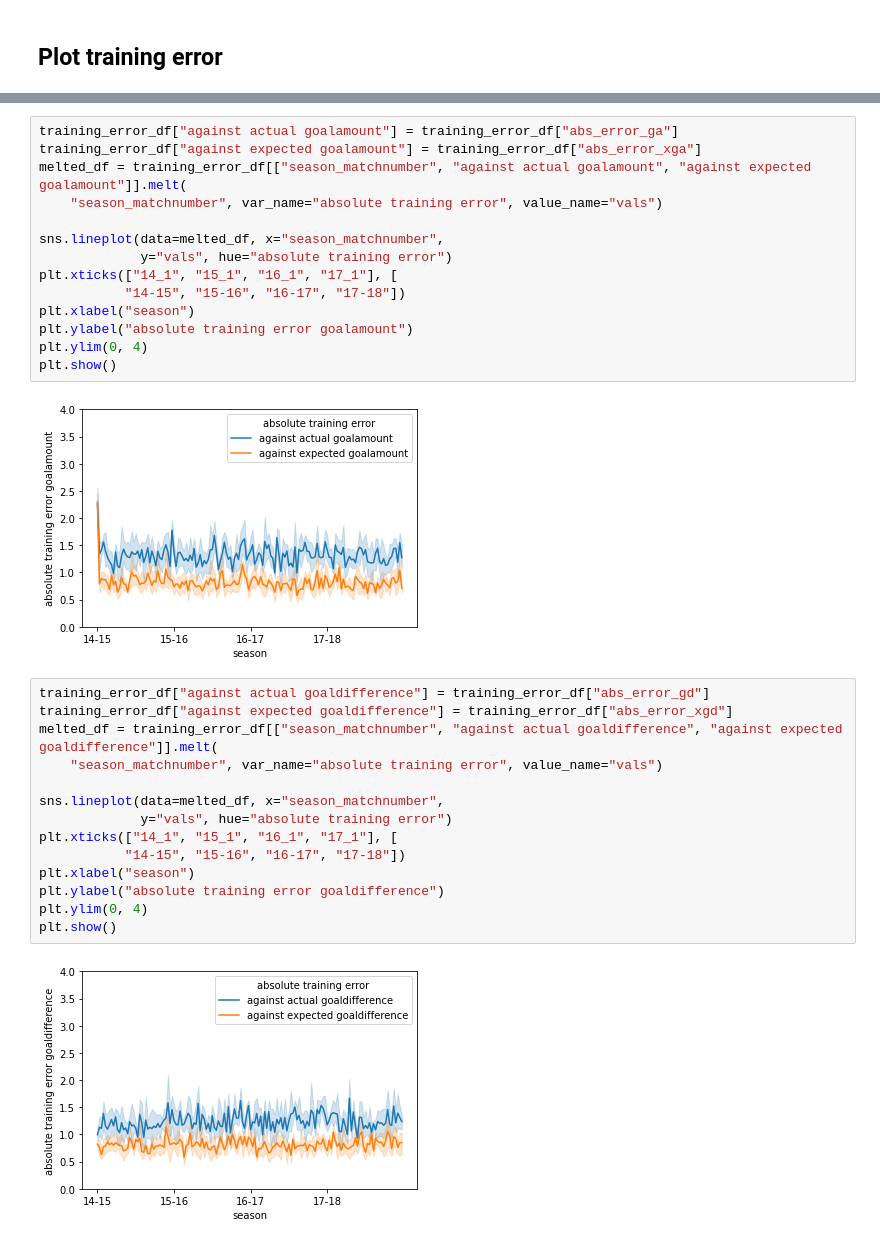
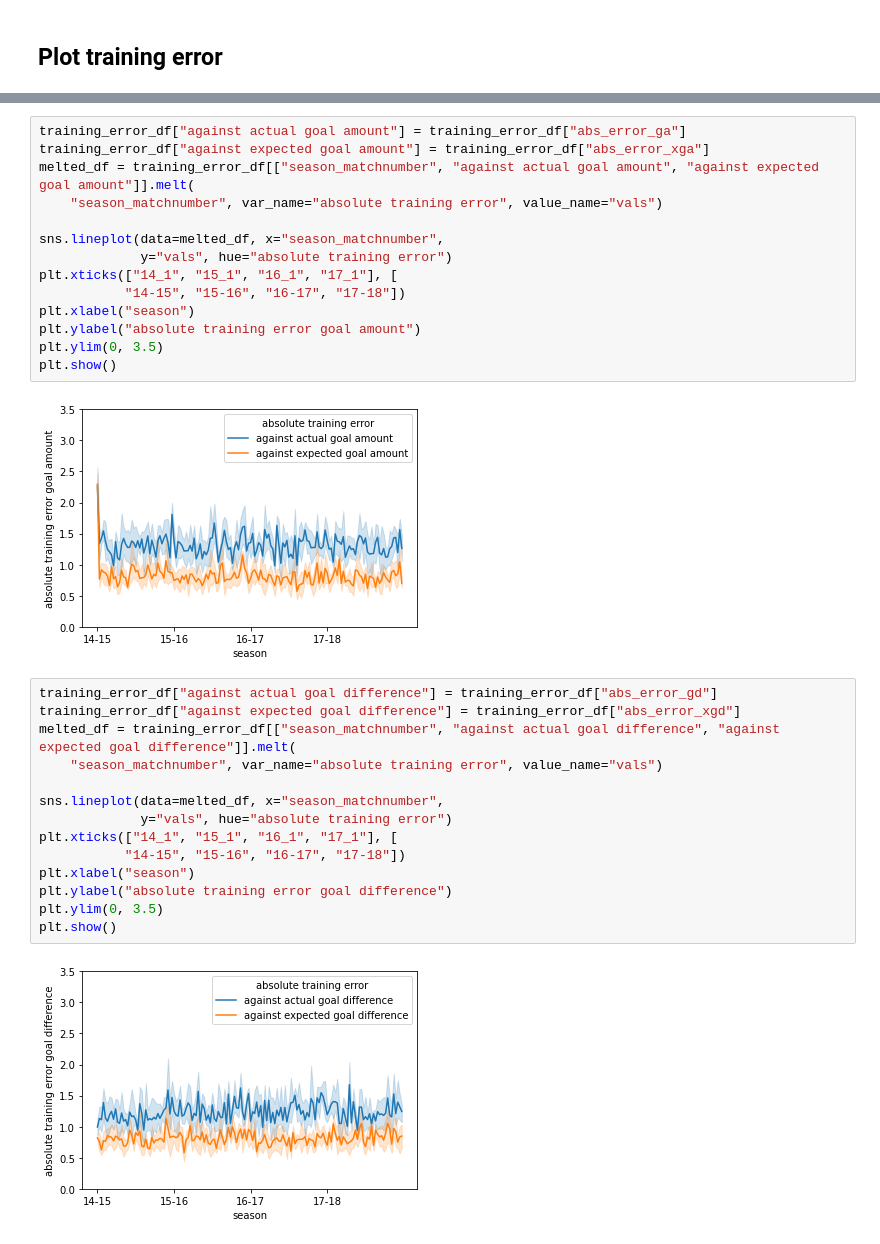
Before and after one commit to LUKEx76/football_prediction, a Jupyter notebook: xg_model/xg_regression.ipynb, the cells around one changed output, grey strips where cells are left out. Cells and saved outputs as stored; diff of their text form.

```diff
--- a/xg_model/xg_regression.ipynb
+++ b/xg_model/xg_regression.ipynb
@@ -535,23 +535,23 @@ plt.show()
 # %%
-training_error_df["against actual goalamount"] = training_error_df["abs_error_ga"]
-training_error_df["against expected goalamount"] = training_error_df["abs_error_xga"]
-melted_df = training_error_df[["season_matchnumber", "against actual goalamount", "against expected goalamount"]].melt(
+training_error_df["against actual goal amount"] = training_error_df["abs_error_ga"]
+training_error_df["against expected goal amount"] = training_error_df["abs_error_xga"]
+melted_df = training_error_df[["season_matchnumber", "against actual goal amount", "against expected goal amount"]].melt(
     "season_matchnumber", var_name="absolute training error", value_name="vals")
 
 sns.lineplot(data=melted_df, x="season_matchnumber",
              y="vals", hue="absolute training error")
 plt.xticks(["14_1", "15_1", "16_1", "17_1"], [
            "14-15", "15-16", "16-17", "17-18"])
 plt.xlabel("season")
-plt.ylabel("absolute training error goalamount")
-plt.ylim(0, 4)
+plt.ylabel("absolute training error goal amount")
+plt.ylim(0, 3.5)
 plt.show()
 # %% [output]
-[figure, old version]
+[figure, new version]
 # %%
-training_error_df["against actual goaldifference"] = training_error_df["abs_error_gd"]
-training_error_df["against expected goaldifference"] = training_error_df["abs_error_xgd"]
-melted_df = training_error_df[["season_matchnumber", "against actual goaldifference", "against expected goaldifference"]].melt(
+training_error_df["against actual goal difference"] = training_error_df["abs_error_gd"]
+training_error_df["against expected goal difference"] = training_error_df["abs_error_xgd"]
+melted_df = training_error_df[["season_matchnumber", "against actual goal difference", "against expected goal difference"]].melt(
     "season_matchnumber", var_name="absolute training error", value_name="vals")
 
 sns.lineplot(data=melted_df, x="season_matchnumber",
@@ -559,8 +559,8 @@ sns.lineplot(data=melted_df, x="season_matchnumber",
 plt.xticks(["14_1", "15_1", "16_1", "17_1"], [
            "14-15", "15-16", "16-17", "17-18"])
 plt.xlabel("season")
-plt.ylabel("absolute training error goaldifference")
-plt.ylim(0, 4)
+plt.ylabel("absolute training error goal difference")
+plt.ylim(0, 3.5)
 plt.show()
 # %% [output]
-[figure, old version]
+[figure, new version]
```
Also changed, not shown: parts of 6 cells of this notebook, 4 other files.
